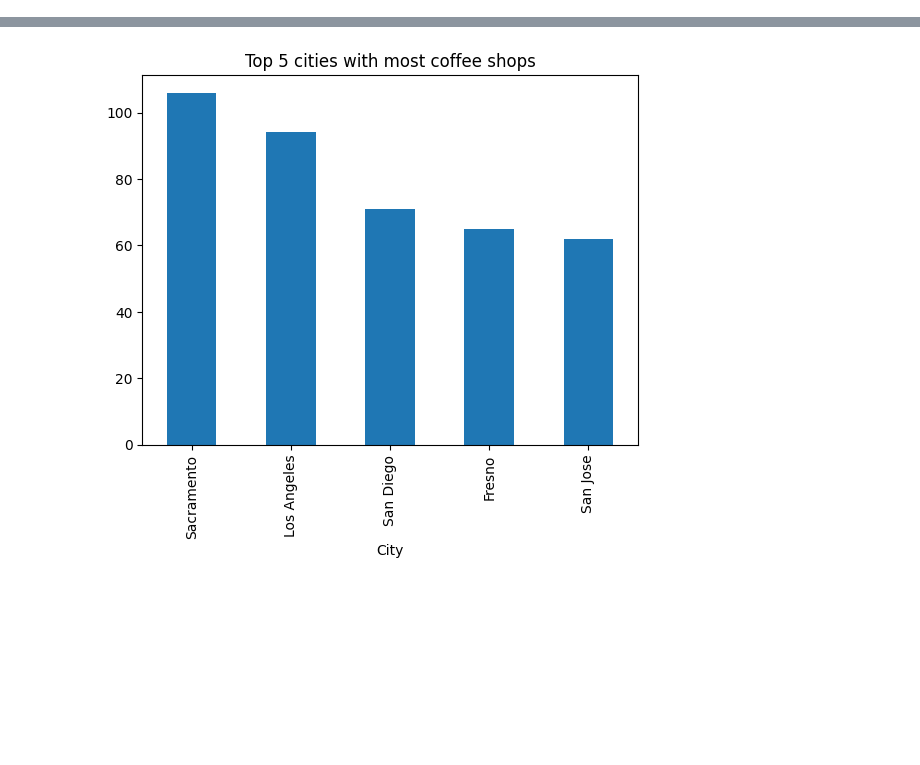
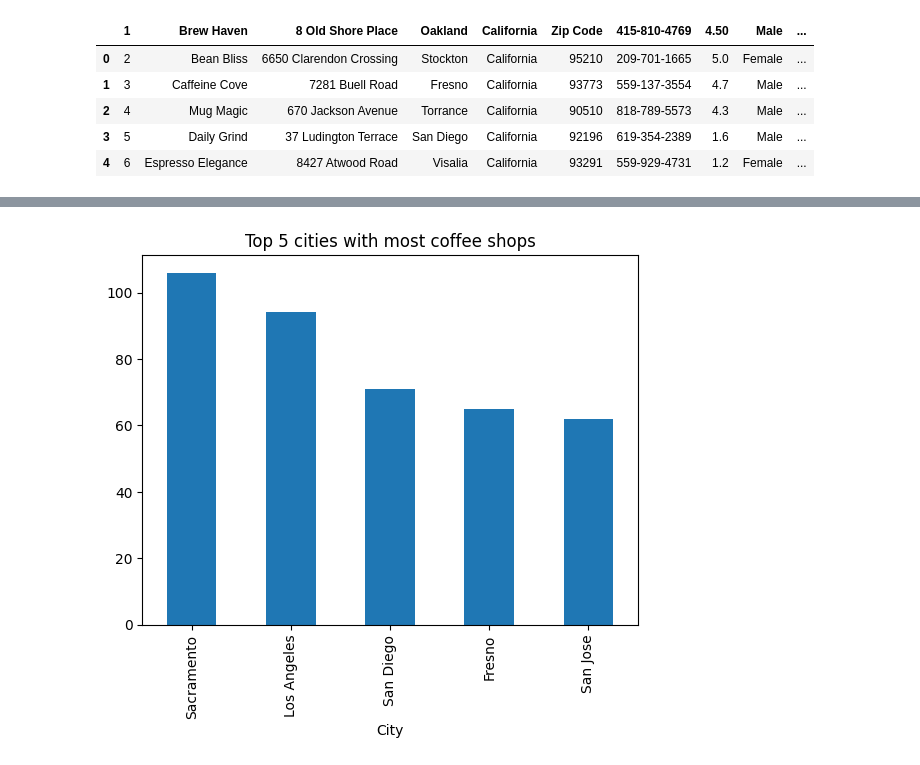
Before and after one commit to roney-baraka/ChatBot, a Jupyter notebook: CH_2_Business_Prediction.ipynb, the cells around one changed output, grey strips where cells are left out. Cells and saved outputs as stored; diff of their text form; code cells hidden in the pictures; blank space fills up the shorter version.

```diff
--- a/CH_2_Business_Prediction.ipynb
+++ b/CH_2_Business_Prediction.ipynb
@@ -21,3 +23,12 @@ population=pd.read_csv('population.csv', skiprows=[0])
+# %%
+population.head() #Checking first five rows
+# %% [output]
+|  | 1 | Brew Haven | 8 Old Shore Place | Oakland | California | Zip Code | 415-810-4769 | 4.50 | Male | ... |
+| 0 | 2 | Bean Bliss | 6650 Clarendon Crossing | Stockton | California | 95210 | 209-701-1665 | 5.0 | Female | ... |
+| 1 | 3 | Caffeine Cove | 7281 Buell Road | Fresno | California | 93773 | 559-137-3554 | 4.7 | Male | ... |
+| 2 | 4 | Mug Magic | 670 Jackson Avenue | Torrance | California | 90510 | 818-789-5573 | 4.3 | Male | ... |
+| 3 | 5 | Daily Grind | 37 Ludington Terrace | San Diego | California | 92196 | 619-354-2389 | 1.6 | Male | ... |
+| 4 | 6 | Espresso Elegance | 8427 Atwood Road | Visalia | California | 93291 | 559-929-4731 | 1.2 | Female | ... |
 # %%
 population = pd.read_csv('population.csv' ,sep='\t')
 print (population.head())
```
Also changed, not shown: parts of 57 cells of this notebook, 1 other file.
